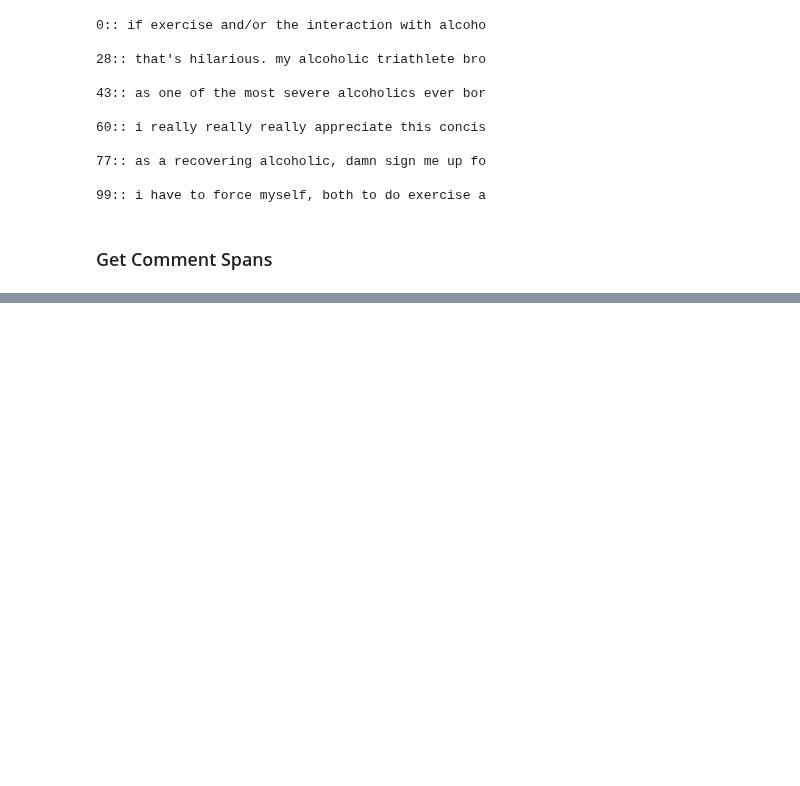
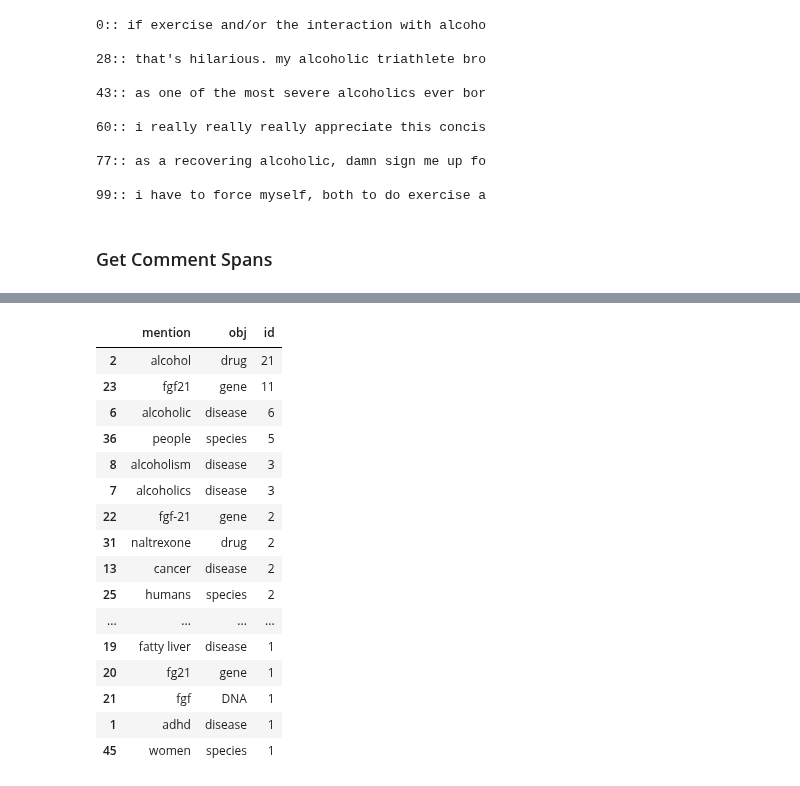
Before and after one commit to daveramseymusic/biobert-bern, a Jupyter notebook: nbs/01_found_my_fitness_bioBert_BERN.ipynb, the cells around one changed output, grey strips where cells are left out. Saved outputs shown, nothing was run; the diff lists cells and outputs as text; code cells hidden in the pictures; blank space fills up the shorter version.

```diff
--- a/nbs/01_found_my_fitness_bioBert_BERN.ipynb
+++ b/nbs/01_found_my_fitness_bioBert_BERN.ipynb
@@ -46,0 +48,2 @@ coms = create_com_with_idx(coms)
+# %%
+text_block = create_one_large_text_block(df=coms); text_block[:250]
@@ -117,2 +157,2 @@ df2
 # %%
-df2
+dfi = get_comment_spans_textblock(text_block); dfi
@@ -120,0 +189,21 @@ pd.DataFrame(df['annotations'])
+# %%
+# dfa = pd.DataFrame(output['annotations']) #crete dfa for dataframe of Annotaation
+
+# create str_end col as type str
+dfa.span = dfa.span.astype(str)
+dfa ['str_end'] = dfa.span.str.replace(r".*'end': (\d+)}",r"\1",regex=True)
+
+dfa.str_end = dfa.str_end.astype(int)  # make str end as type str
+
+#add dfi_idx col
+dfi.reset_index(inplace=True)
+dfi.rename(columns={'index':'dfi_idx'},inplace=True)
+
+for o,m in zip(dfi.index,dfi.span):  #add dfi_idx col to dfa
+    x,y = m #open span tuple
+    #write conditions for specific df rows
+    conds = (dfa.str_end > x) & (dfa.str_end < y)
+    dfa.loc[conds,'dfi_idx'] = o #save the index of the dfi span that fits to dfa
+
+# dfa.merge(dfi, left_on='dfi_idx',right_index=True)
+df = dfa.merge(dfi, left_on='dfi_idx',right_on='dfi_idx');  df.head(2)
@@ -120,0 +220,20 @@ pd.DataFrame(df['annotations'])
+# %%
+df.groupby(['mention','obj']).id.count().reset_index().sort_values('id',ascending=False)
+# %% [output]
+|  | mention | obj | id |
+| 2 | alcohol | drug | 21 |
+| 23 | fgf21 | gene | 11 |
+| 6 | alcoholic | disease | 6 |
+| 36 | people | species | 5 |
+| 8 | alcoholism | disease | 3 |
+| 7 | alcoholics | disease | 3 |
+| 22 | fgf-21 | gene | 2 |
+| 31 | naltrexone | drug | 2 |
+| 13 | cancer | disease | 2 |
+| 25 | humans | species | 2 |
+| ... | ... | ... | ... |
+| 19 | fatty liver | disease | 1 |
+| 20 | fg21 | gene | 1 |
+| 21 | fgf | DNA | 1 |
+| 1 | adhd | disease | 1 |
+| 45 | women | species | 1 |
```
Also changed, not shown: parts of 17 cells of this notebook, 3 other files.
